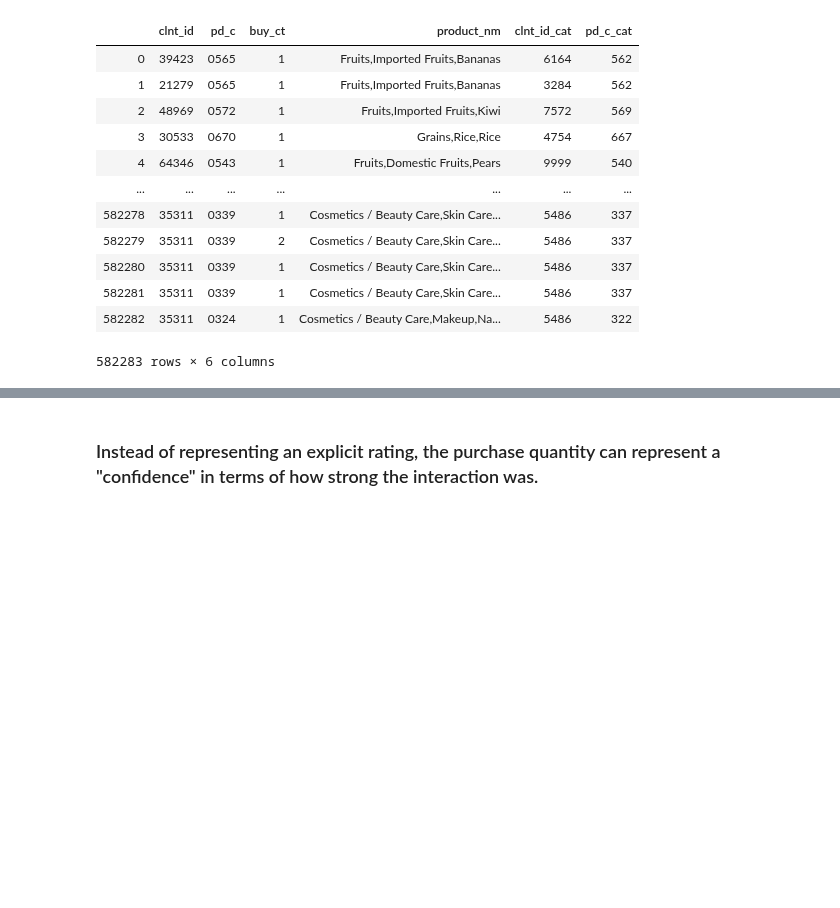
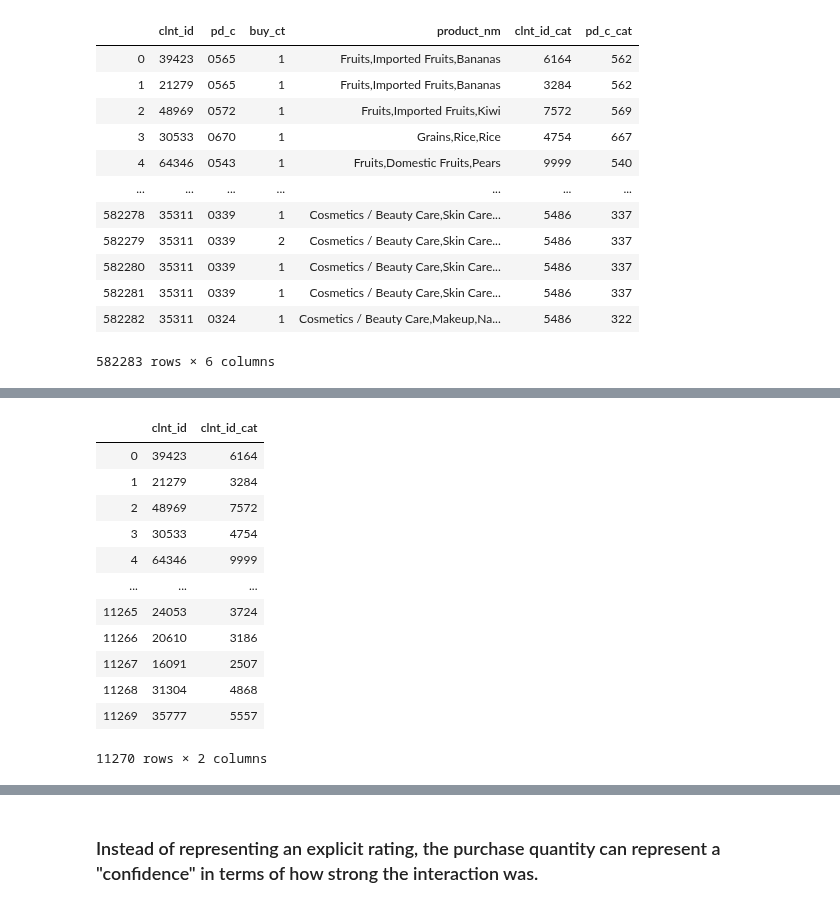
Before and after one commit to hojisu/recommendation-project, a Jupyter notebook: Alternating-Least-Squares-Copy1.ipynb, the cells around one changed output, grey strips where cells are left out. Drawn from its saved outputs; the diff is of its cells as text; code cells hidden in the pictures; blank space fills up the shorter version.

```diff
--- a/Alternating-Least-Squares-Copy1.ipynb
+++ b/Alternating-Least-Squares-Copy1.ipynb
@@ -87,0 +106,18 @@ df
+# %%
+user_lookup = df[['clnt_id', 'clnt_id_cat']].drop_duplicates().reset_index(drop=True)
+user_lookup['clnt_id_cat'] = user_lookup.clnt_id_cat.astype(str)
+user_lookup
+# %% [output]
+|  | clnt_id | clnt_id_cat |
+| 0 | 39423 | 6164 |
+| 1 | 21279 | 3284 |
+| 2 | 48969 | 7572 |
+| 3 | 30533 | 4754 |
+| 4 | 64346 | 9999 |
+| ... | ... | ... |
+| 11265 | 24053 | 3724 |
+| 11266 | 20610 | 3186 |
+| 11267 | 16091 | 2507 |
+| 11268 | 31304 | 4868 |
+| 11269 | 35777 | 5557 |
+11270 rows × 2 columns
```
Also changed, not shown: parts of 2 cells of this notebook.
